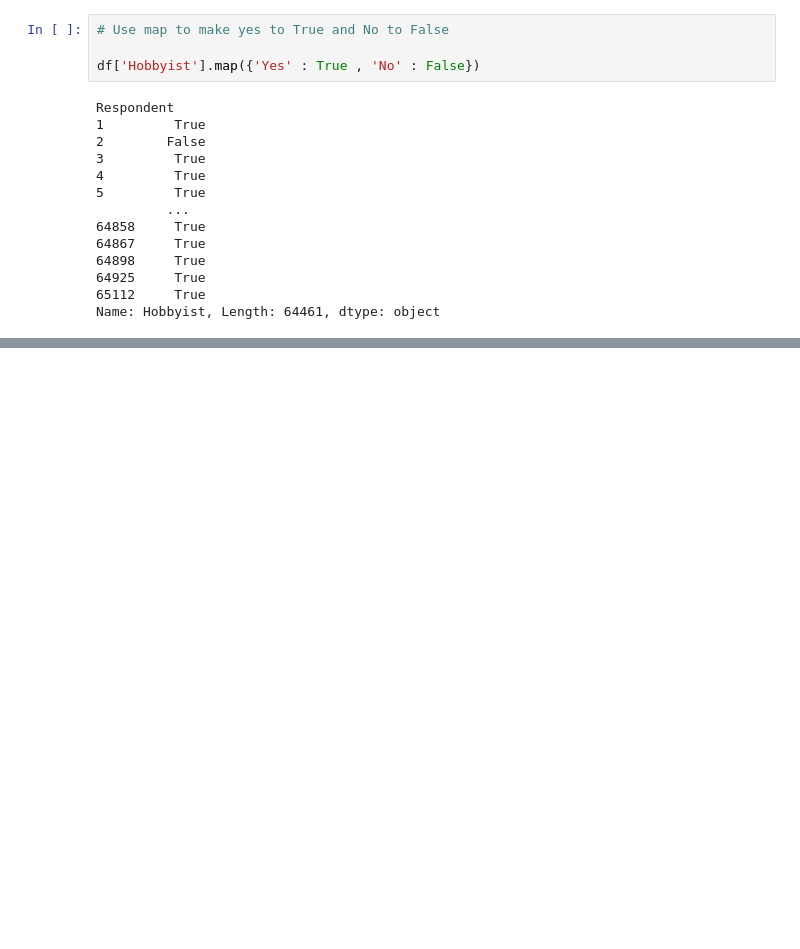
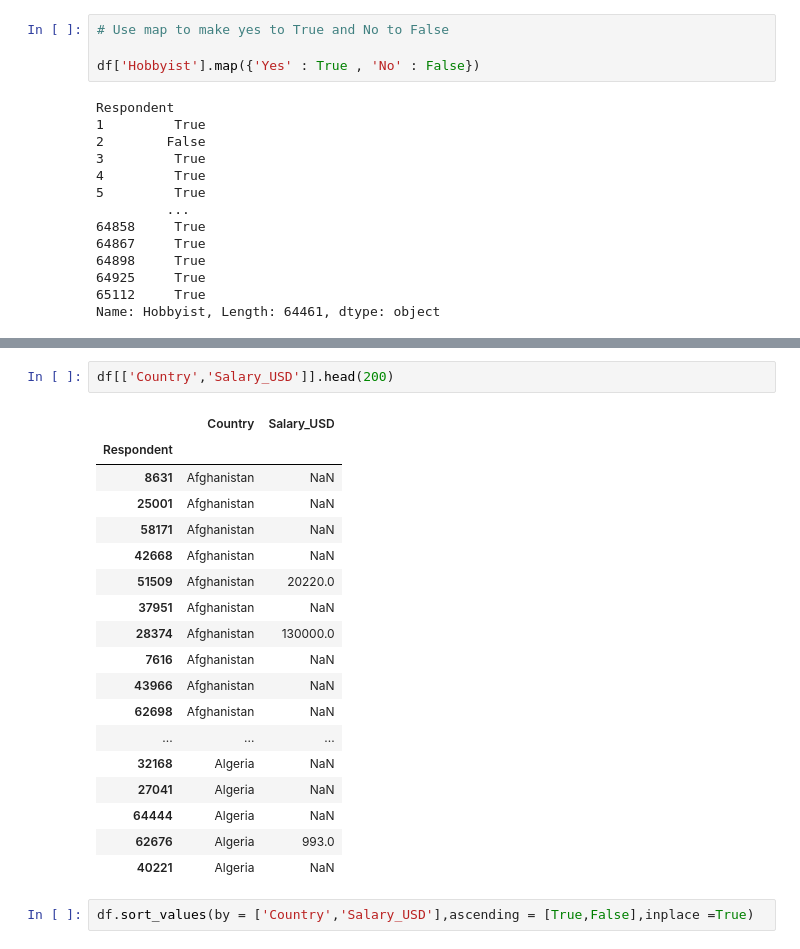
Before and after one commit to Pranav-India/Pandas, a Jupyter notebook: pandas.ipynb, the cells around one changed output, grey strips where cells are left out. Saved outputs shown, nothing was run; the diff lists cells and outputs as text; blank space fills up the shorter version.

```diff
--- a/pandas.ipynb
+++ b/pandas.ipynb
@@ -705,0 +905,23 @@ Name: Hobbyist, Length: 64461, dtype: object
+# %%
+df[['Country','Salary_USD']].head(200)
+# %% [output]
+|  | Country | Salary_USD |
+| Respondent |  |  |
+| 8631 | Afghanistan | NaN |
+| 25001 | Afghanistan | NaN |
+| 58171 | Afghanistan | NaN |
+| 42668 | Afghanistan | NaN |
+| 51509 | Afghanistan | 20220.0 |
+| 37951 | Afghanistan | NaN |
+| 28374 | Afghanistan | 130000.0 |
+| 7616 | Afghanistan | NaN |
+| 43966 | Afghanistan | NaN |
+| 62698 | Afghanistan | NaN |
+| ... | ... | ... |
+| 32168 | Algeria | NaN |
+| 27041 | Algeria | NaN |
+| 64444 | Algeria | NaN |
+| 62676 | Algeria | 993.0 |
+| 40221 | Algeria | NaN |
+# %%
+df.sort_values(by = ['Country','Salary_USD'],ascending = [True,False],inplace =True)
```
Also changed, not shown: parts of 40 cells of this notebook.
